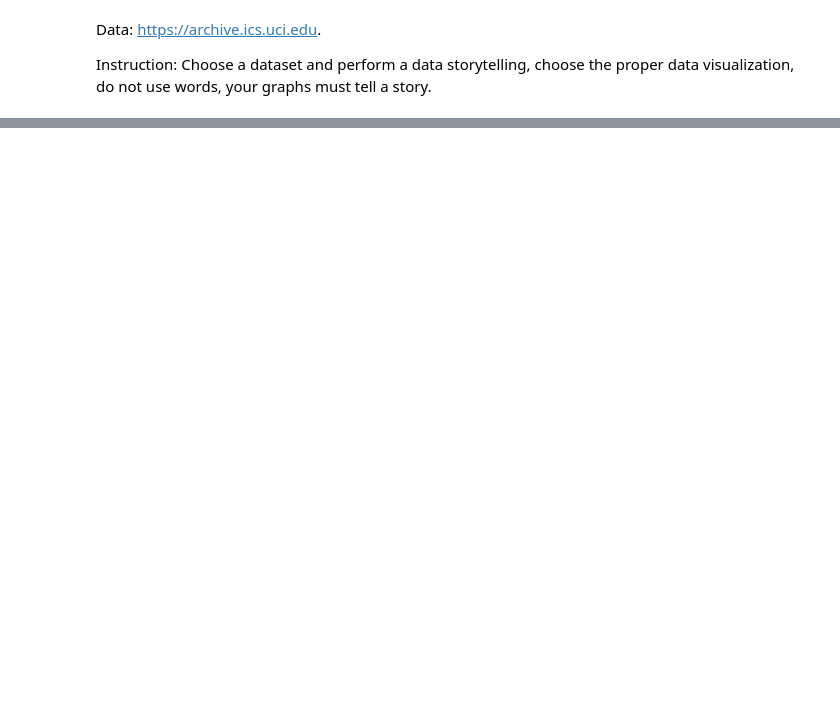
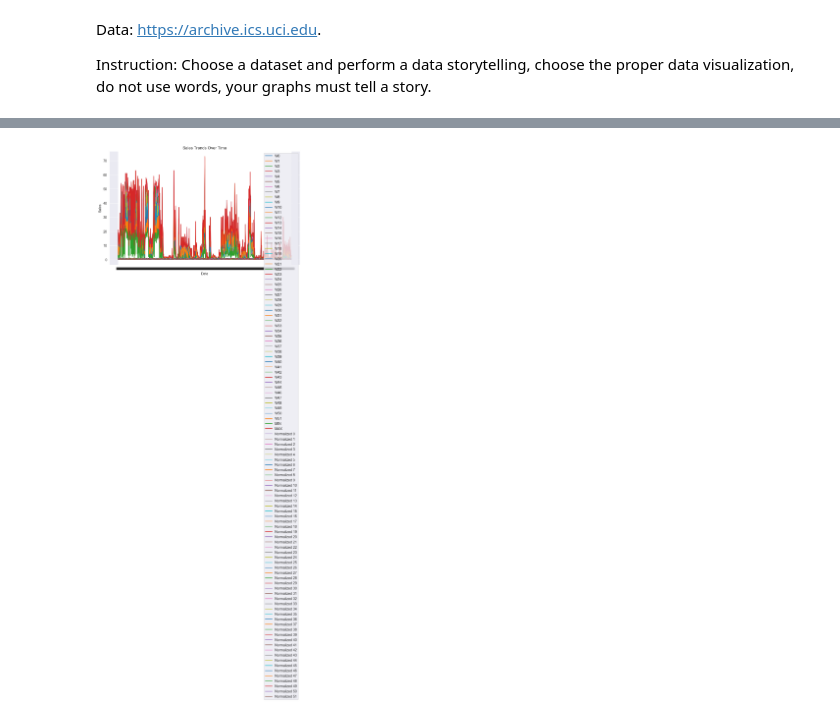
Before and after one commit to Zenolitee/DATA_ANALYTICS, a Jupyter notebook: Assignments/Lecture2.ipynb, the cells around one changed output, grey strips where cells are left out. Saved outputs shown, nothing was run; the diff lists cells and outputs as text; code cells hidden in the pictures; blank space fills up the shorter version.

```diff
--- a/Assignments/Lecture2.ipynb
+++ b/Assignments/Lecture2.ipynb
@@ -4,0 +129,18 @@ Instruction: Choose a dataset and perform a data storytelling, choose the proper
+# %%
+import pandas as pd
+import matplotlib.pyplot as plt
+
+df = pd.read_csv('Sales_Transactions_Dataset_Weekly.csv')
+
+plt.figure(figsize=(10, 6))
+for column in df.columns[1:]:
+    plt.plot(df[df.columns[0]], df[column], label=column)
+
+plt.xlabel('Date')
+plt.ylabel('Sales')
+plt.title('Sales Trends Over Time')
+plt.legend()
+plt.grid(True)
+plt.show()
+# %% [output]
+[figure, added]
```
Also changed, not shown: parts of 10 cells of this notebook, 7 other files.
